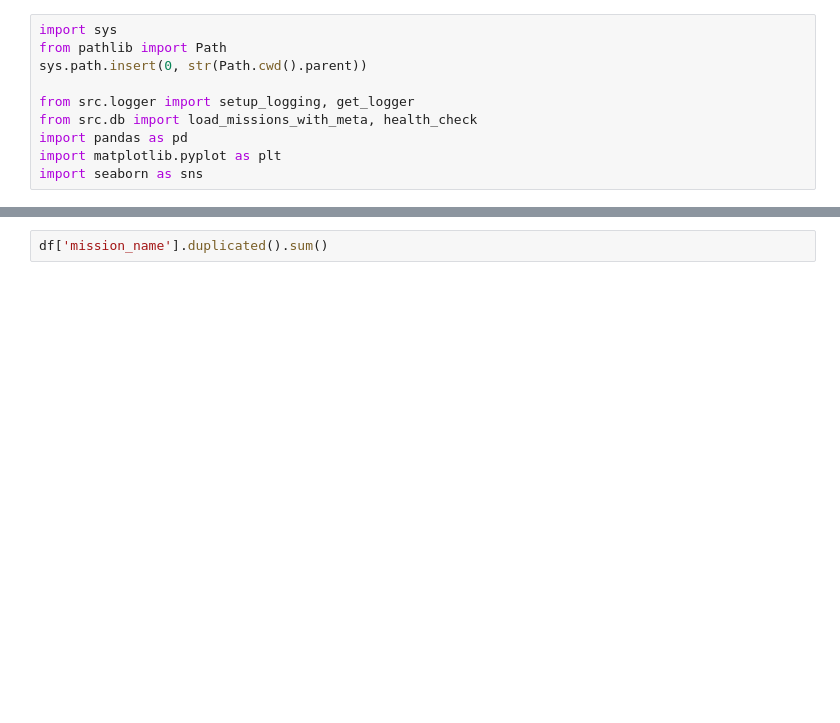
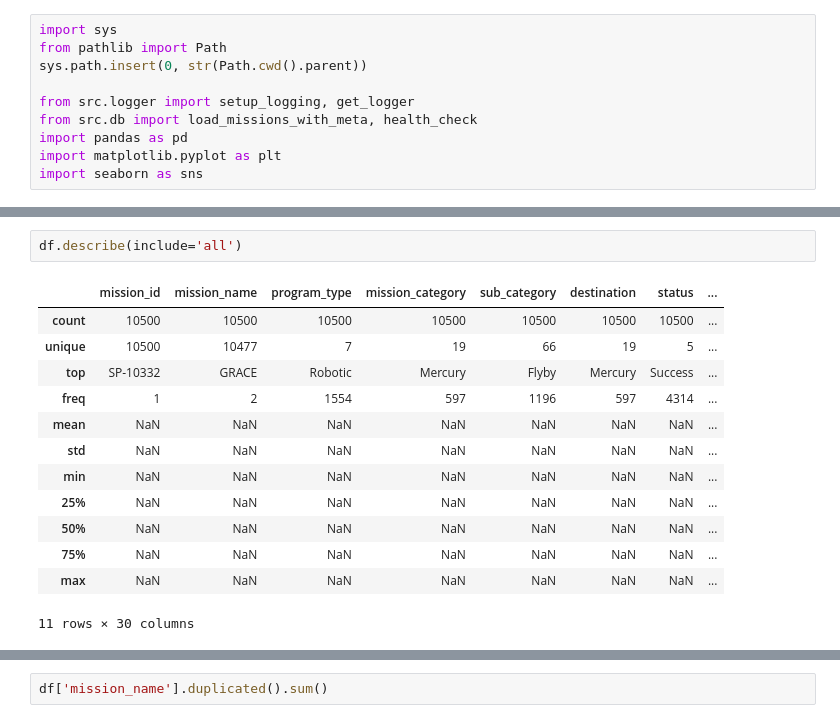
Before and after one commit to ahmedmohi0/Space_mission_analysis, a Jupyter notebook: notebooks/01_data_cleaning.ipynb, the cells around one changed output, grey strips where cells are left out. Drawn from its saved outputs; the diff is of its cells as text; blank space fills up the shorter version.

```diff
--- a/notebooks/01_data_cleaning.ipynb
+++ b/notebooks/01_data_cleaning.ipynb
@@ -63,0 +63,16 @@ df.head()
+# %%
+df.describe(include='all')
+# %% [output]
+|  | mission_id | mission_name | program_type | mission_category | sub_category | destination | status | ... |
+| count | 10500 | 10500 | 10500 | 10500 | 10500 | 10500 | 10500 | ... |
+| unique | 10500 | 10477 | 7 | 19 | 66 | 19 | 5 | ... |
+| top | SP-10332 | GRACE | Robotic | Mercury | Flyby | Mercury | Success | ... |
+| freq | 1 | 2 | 1554 | 597 | 1196 | 597 | 4314 | ... |
+| mean | NaN | NaN | NaN | NaN | NaN | NaN | NaN | ... |
+| std | NaN | NaN | NaN | NaN | NaN | NaN | NaN | ... |
+| min | NaN | NaN | NaN | NaN | NaN | NaN | NaN | ... |
+| 25% | NaN | NaN | NaN | NaN | NaN | NaN | NaN | ... |
+| 50% | NaN | NaN | NaN | NaN | NaN | NaN | NaN | ... |
+| 75% | NaN | NaN | NaN | NaN | NaN | NaN | NaN | ... |
+| max | NaN | NaN | NaN | NaN | NaN | NaN | NaN | ... |
+11 rows × 30 columns
```
Also changed, not shown: parts of 14 cells of this notebook, 2 other files.
